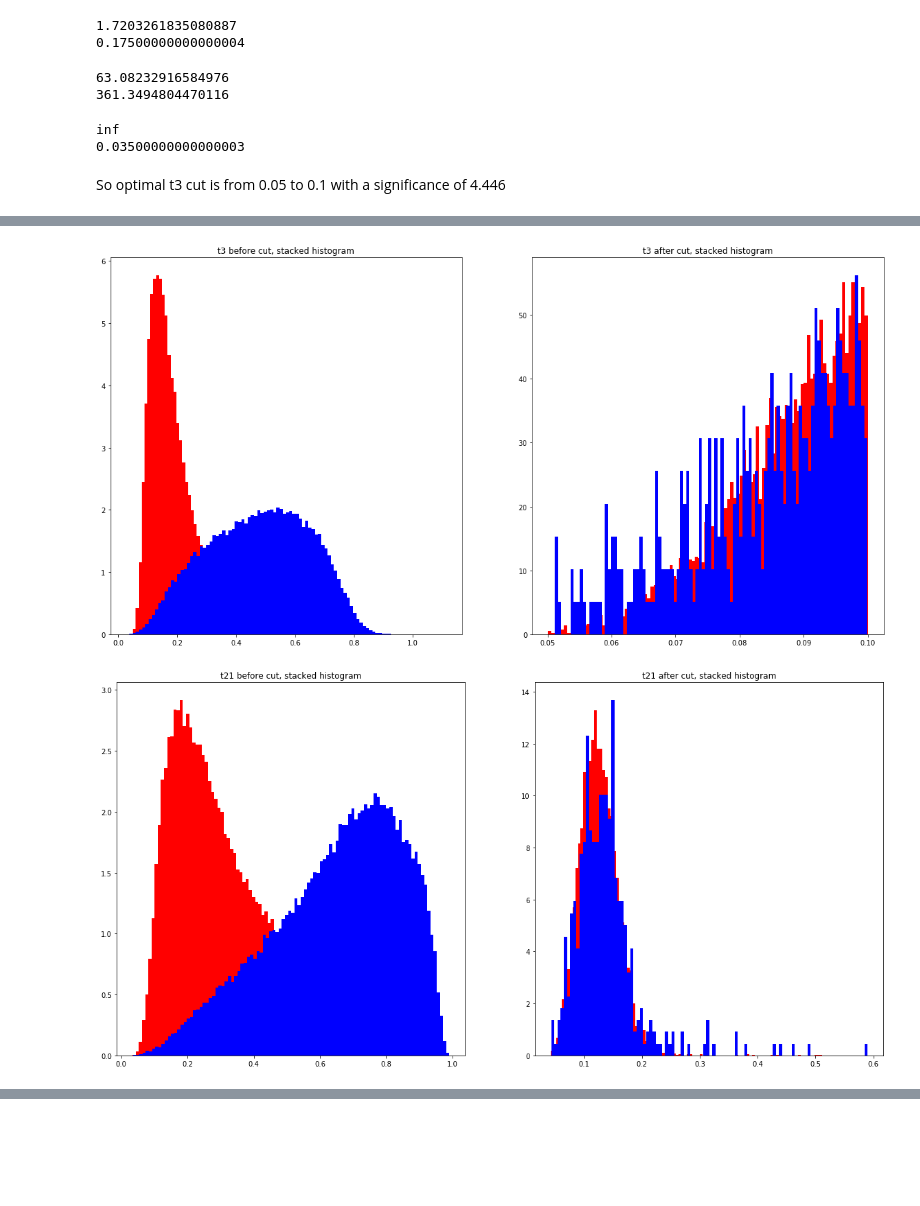
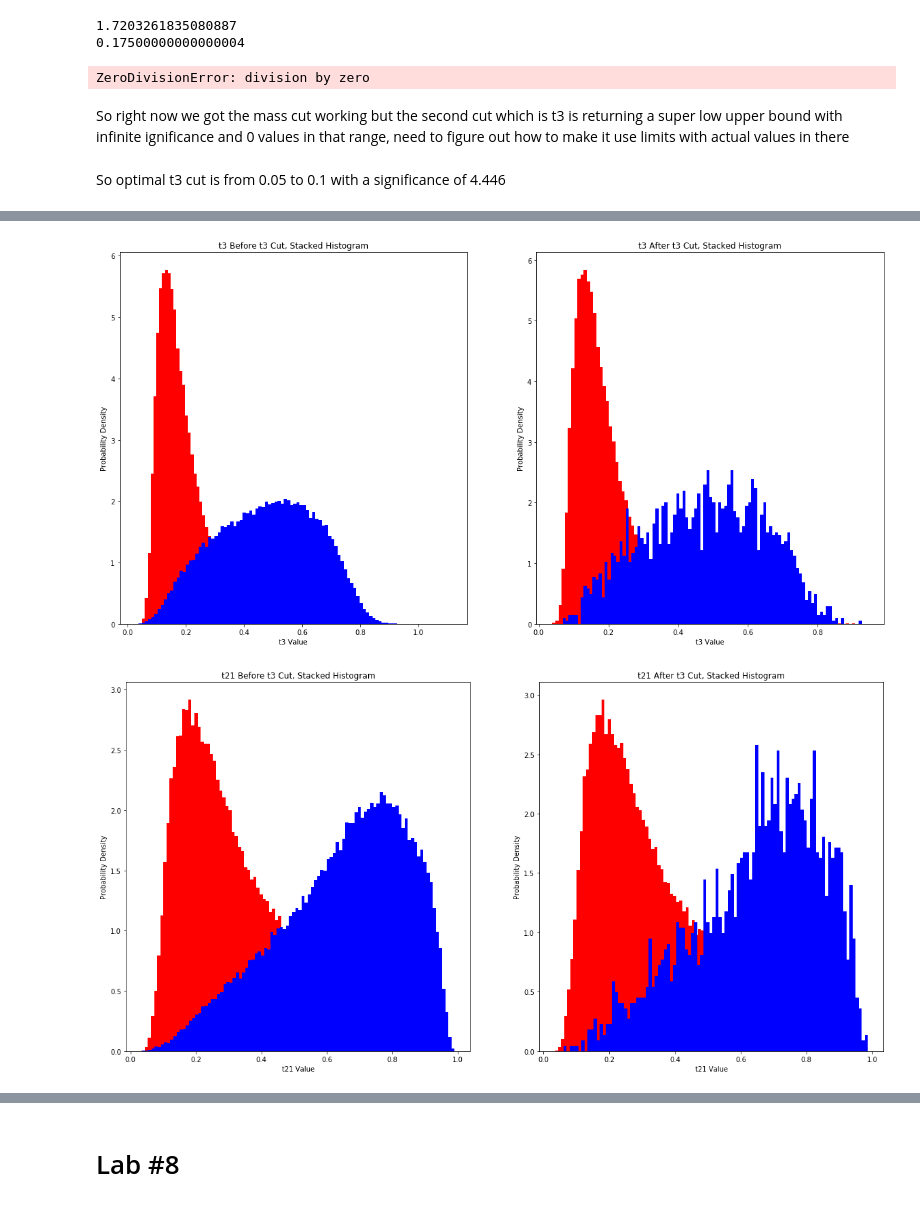
Before and after one commit to nroth12uw/Lab1_PHYS434, a Jupyter notebook: Lab7.ipynb, the cells around one changed output, grey strips where cells are left out. Cells and saved outputs as stored; diff of their text form; code cells hidden in the pictures; blank space fills up the shorter version.

```diff
--- a/Lab7.ipynb
+++ b/Lab7.ipynb
@@ -124,9 +129,6 @@ So the optimal mass cut to maximize discovery significance is from 123 to 128.
 # %% [markdown]
 Stacked histograms for the rest of the variables:
 # %%
-temp = makeCut(123, 128)
-mass_cut_higgs_indices = temp[2]
-mass_cut_qcd_indices = temp[3]
 for key in higgs_data.keys():
     higgs_vals = []
     qcd_vals = []
@@ -139,7 +141,12 @@ for key in higgs_data.keys():
     ax1.hist(qcd_data[key], 100, density=True, color='b', label='QCD data')
     ax2.hist(higgs_vals, 100, density=True, color='r', label='Higgs data')
     ax2.hist(qcd_vals, 100, density=True, color='b', label='QCD data')
-    ax1.set_title(str(key) + ' before cut, stacked histogram')
-    ax2.set_title(str(key) + ' after cut, stacked histogram')
+    ax1.set_title(str(key) + ' Before Mass Cut, Stacked Histogram')
+    ax2.set_title(str(key) + ' After Mass Cut, Stacked Histogram')
+    ax1.set_xlabel(str(key) + ' Value')
+    ax2.set_xlabel(str(key) + ' Value')
+    ax1.set_ylabel('Probability Density')
+    ax2.set_ylabel('Probability Density')
+    plt.legend()
     plt.show()
 # %% [output]
@@ -211,34 +220,36 @@ higgs_temp = mass_cut_higgs_t3.values
 higgs_events = higgs_temp[0:len(higgs_temp)]
 qcd_temp = mass_cut_qcd_t3.values
 qcd_events = qcd_temp[0:len(qcd_temp)]
-# %%
-x = makeCut(0, 0.13)
-print(x[0])
-print(x[1])
-# %% [output]
-63.08232916584976
-361.3494804470116
-# %%
-findUpper(0.0, 0.7)
-# %% [output]
-inf
-0.03500000000000003
+# %%
+temp = makeCut(0.0, 0.7)
+t3_cut_higgs_indices = temp[2]
+t3_cut_qcd_indices = temp[3]
+print(len(t3_cut_higgs_indices))
+print(len(t3_cut_qcd_indices))
+# %% [output]
+ZeroDivisionError: division by zero
+# %% [markdown]
+So right now we got the mass cut working but the second cut which is t3 is returning a super low upper bound with infinite ignificance and 0 values in that range, need to figure out how to make it use limits with actual values in there
 # %% [markdown]
 So optimal t3 cut is from 0.05 to 0.1 with a significance of 4.446
 # %%
 for key in higgs_data.keys():
     higgs_vals = []
     qcd_vals = []
-    for i in range(0, len(cut_higgs_indices)):
-        higgs_vals.append(higgs_data[key][cut_higgs_indices[i]])
-    for j in range(0, len(cut_qcd_indices)):
-        qcd_vals.append(qcd_data[key][cut_qcd_indices[j]])
+    for i in range(0, len(t3_cut_higgs_indices)):
+        higgs_vals.append(higgs_data[key][t3_cut_higgs_indices[i]])
+    for j in range(0, len(t3_cut_qcd_indices)):
+        qcd_vals.append(qcd_data[key][t3_cut_qcd_indices[j]])
     fig, (ax1, ax2) = plt.subplots(1,2)
     ax1.hist(higgs_data[key], 100, density=True, color='r', label='Higgs data')
     ax1.hist(qcd_data[key], 100, density=True, color='b', label='QCD data')
     ax2.hist(higgs_vals, 100, density=True, color='r', label='Higgs data')
     ax2.hist(qcd_vals, 100, density=True, color='b', label='QCD data')
-    ax1.set_title(str(key) + ' before cut, stacked histogram')
-    ax2.set_title(str(key) + ' after cut, stacked histogram')
+    ax1.set_title(str(key) + ' Before t3 Cut, Stacked Histogram')
+    ax2.set_title(str(key) + ' After t3 Cut, Stacked Histogram')
+    ax1.set_xlabel(str(key) + ' Value')
+    ax2.set_xlabel(str(key) + ' Value')
+    ax1.set_ylabel('Probability Density')
+    ax2.set_ylabel('Probability Density')
     plt.show()
 # %% [output]
@@ -255,2 +266,2 @@ for key in higgs_data.keys():
-[figure, old version]
+[figure, new version]
-[figure, old version]
+[figure, new version]
@@ -258,0 +270,2 @@ for key in higgs_data.keys():
+# %% [markdown]
+# Lab #8
```
Also changed, not shown: parts of 20 cells of this notebook.
